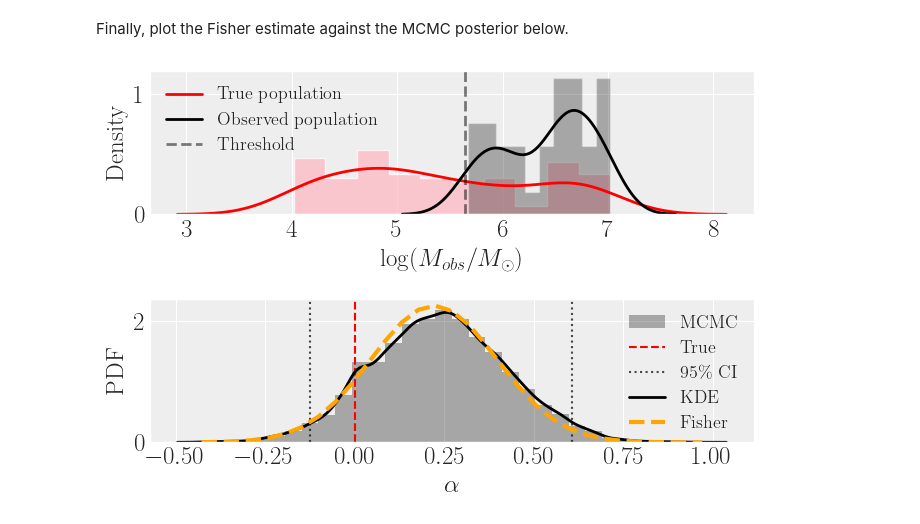
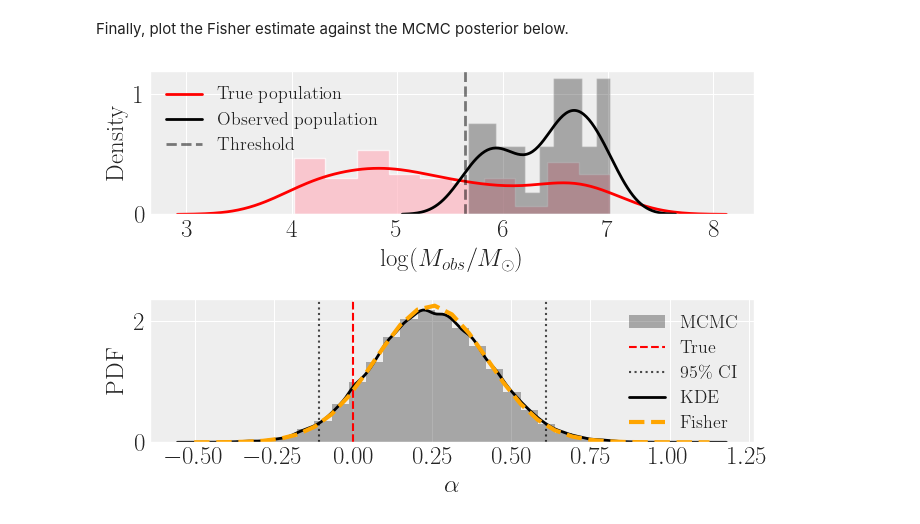
Before and after one commit to aantonelli94/PopFisher, a Jupyter notebook: GW_like_examples/EMRI_mass_function_with_selectioneffects.ipynb, the cells around one changed output. Drawn from its saved outputs; the diff is of its cells as text; code cells hidden in the pictures.

```diff
--- a/GW_like_examples/EMRI_mass_function_with_selectioneffects.ipynb
+++ b/GW_like_examples/EMRI_mass_function_with_selectioneffects.ipynb
@@ -133,7 +133,7 @@ hyperprior_max = 100.0
 
 # Iterations, ndims and walkers.
 
-n_iter = 10000
+n_iter = 30000
 ndim = 1; nwalkers = 4
 
 # Initialization of the MCMC. Perturb away from true values.
@@ -277,33 +277,33 @@ plt.hist(np.log10(np.exp(d_i)),density=True,bins=10,histtype = 'stepfilled',
                                color ='lightpink', alpha=0.7, edgecolor='white')
 plt.hist(np.log10(np.exp(d_i_selbias)),density=True,bins=10,histtype = 'stepfilled',
                             color ='black', alpha=0.3, edgecolor='white')
 
 sns.kdeplot(np.array(np.log10(np.exp(d_i))), label='True population',c='red',lw=2)
 sns.kdeplot(np.array(np.log10(np.exp(d_i_selbias))), label='Observed population',c='k',lw=2)
 plt.axvline(x=np.log10(np.exp(dth)), label='Threshold', c='k',alpha=0.5,ls='--',lw=2)
 
 plt.xlabel('$\log(M_{obs}/M_\odot)$')
 plt.ylabel('Density')
 plt.legend(loc=2,prop={'size': 13})
 
 
 # Plot distribution
 plt.subplot(2,1,2)
 plt.hist(alpha_samples, 30, density=True,color='k',alpha=0.3,label='MCMC')
 plt.xlabel(r'$\alpha$')
 plt.ylabel('PDF')
 plt.axvline(alpha0_t, color='r',  linestyle='--',label='True')
 plt.axvline(cred_min, linestyle=':', color='k', alpha=0.7, label=r'$95\%$ CI')
 plt.axvline(cred_max, linestyle=':', color='k', alpha=0.7)
 sns.kdeplot(alpha_samples, shade=False, color='k', lw=2, label='KDE')
 
 # Plot Fisher matrix
 _, bins_alpha, _= plt.hist(alpha_samples, 30, density=True, alpha=0.0)
 Da=np.sqrt(1/gamma_lambda)
-plt.plot(np.array(bins_alpha), gaussian(np.array(bins_alpha),np.median(bins_alpha)-0.05,Da**2), color='orange', ls='dashed', lw=3, label='Fisher')
+plt.plot(np.array(bins_alpha), gaussian(np.array(bins_alpha),np.median(bins_alpha)-0.065,Da**2), color='orange', ls='dashed', lw=3, label='Fisher')
 
 plt.legend(loc=1,prop={'size': 13})
 plt.gcf().tight_layout()
-#plt.savefig('popfish_examples.pdf')
+plt.savefig('popfish_examples.pdf')
 # %% [output]
-[figure, old version]
+[figure, new version]
```
Also changed, not shown: parts of 5 cells of this notebook, 2 other files.
